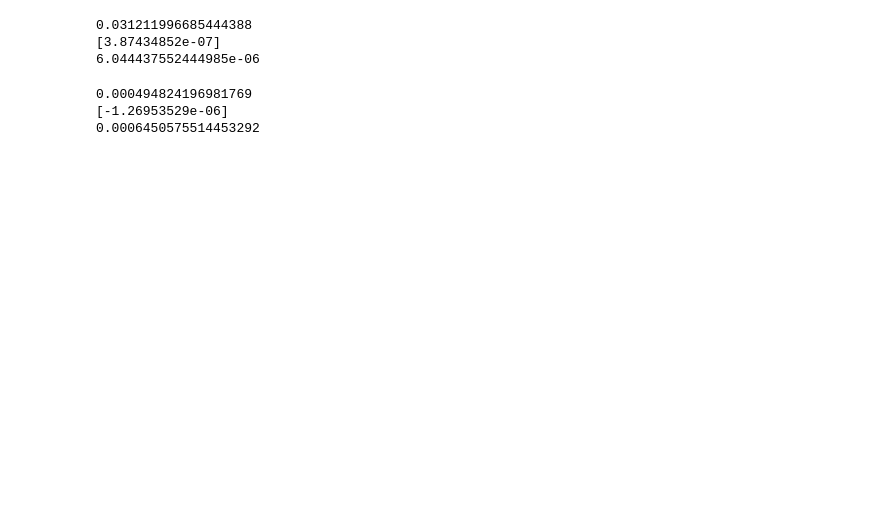
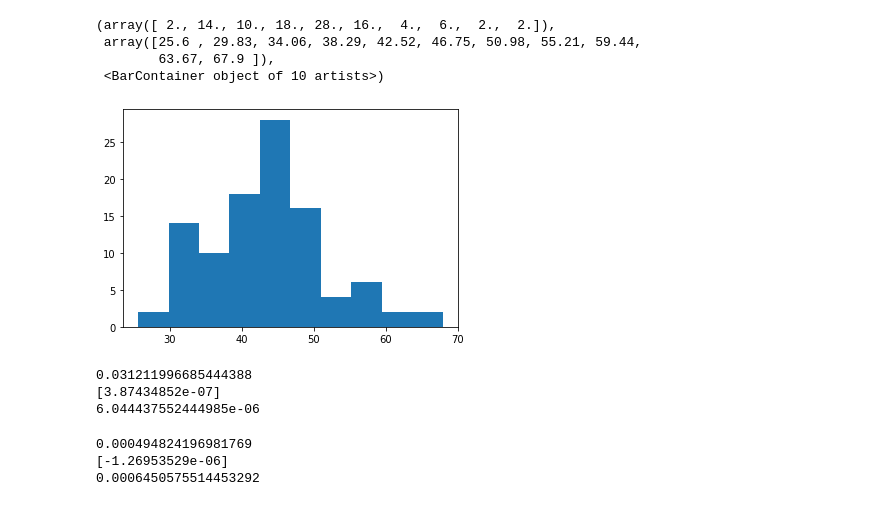
Before and after one commit to JohnOnt/Twitter_Analysis, a Jupyter notebook: linear_models.ipynb, the cells around one changed output. Drawn from its saved outputs; the diff is of its cells as text; code cells hidden in the pictures; blank space fills up the shorter version.

```diff
--- a/linear_models.ipynb
+++ b/linear_models.ipynb
@@ -31,3 +110,16 @@ df_beer.head()
+# %%
+df_beer = get_data('BEER')
+df_beer = subset_date_w(df_beer, '3')
+
+df_beer.head()
+plt.hist(df_beer.Score)
+#plt.scatter((df_beer.Count), (df_beer.Score))
+# %% [output]
+(array([ 2., 14., 10., 18., 28., 16.,  4.,  6.,  2.,  2.]),
+ array([25.6 , 29.83, 34.06, 38.29, 42.52, 46.75, 50.98, 55.21, 59.44,
+        63.67, 67.9 ]),
+ <BarContainer object of 10 artists>)
+[figure, added]
 # %%
 df_beer = subset_date(df_beer, '2020-03')
 X = (df_beer.Score.values).reshape(-1,1)
```
Also changed, not shown: parts of 5 cells of this notebook, 37 other files.
